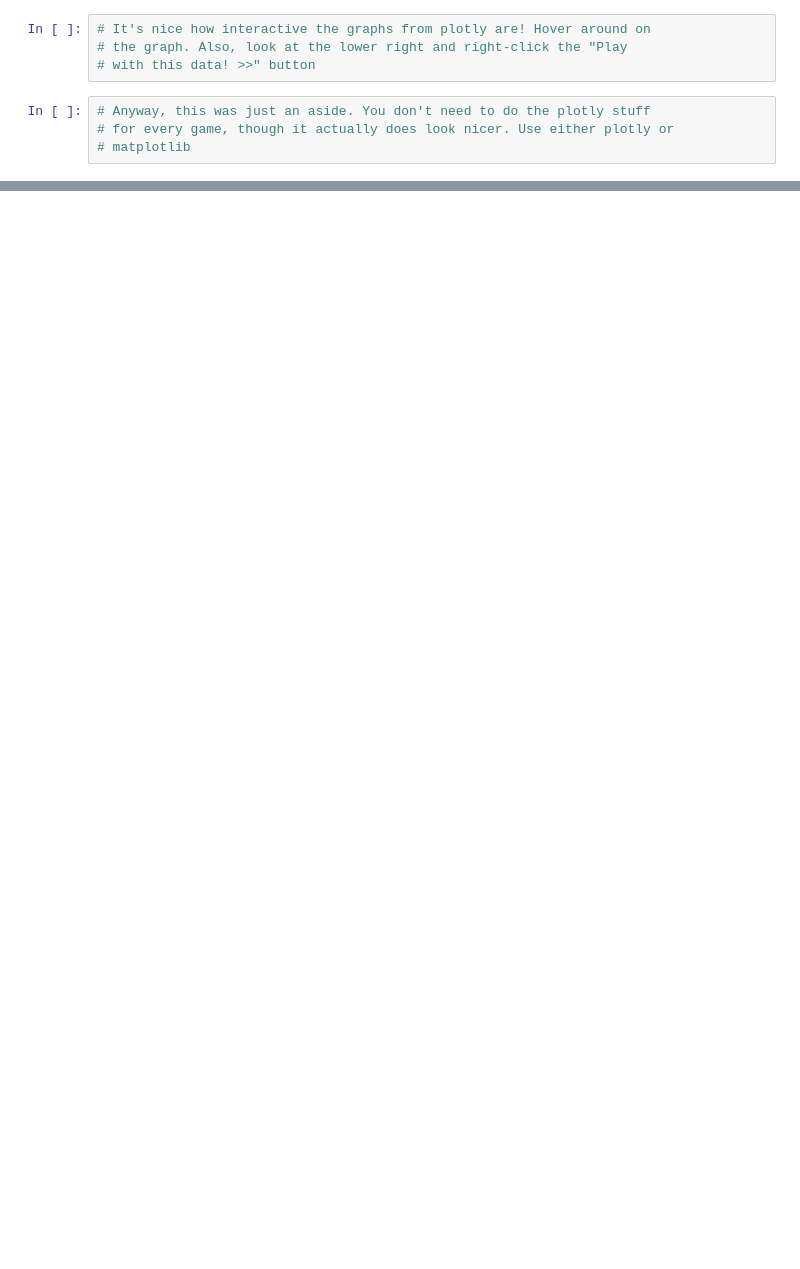
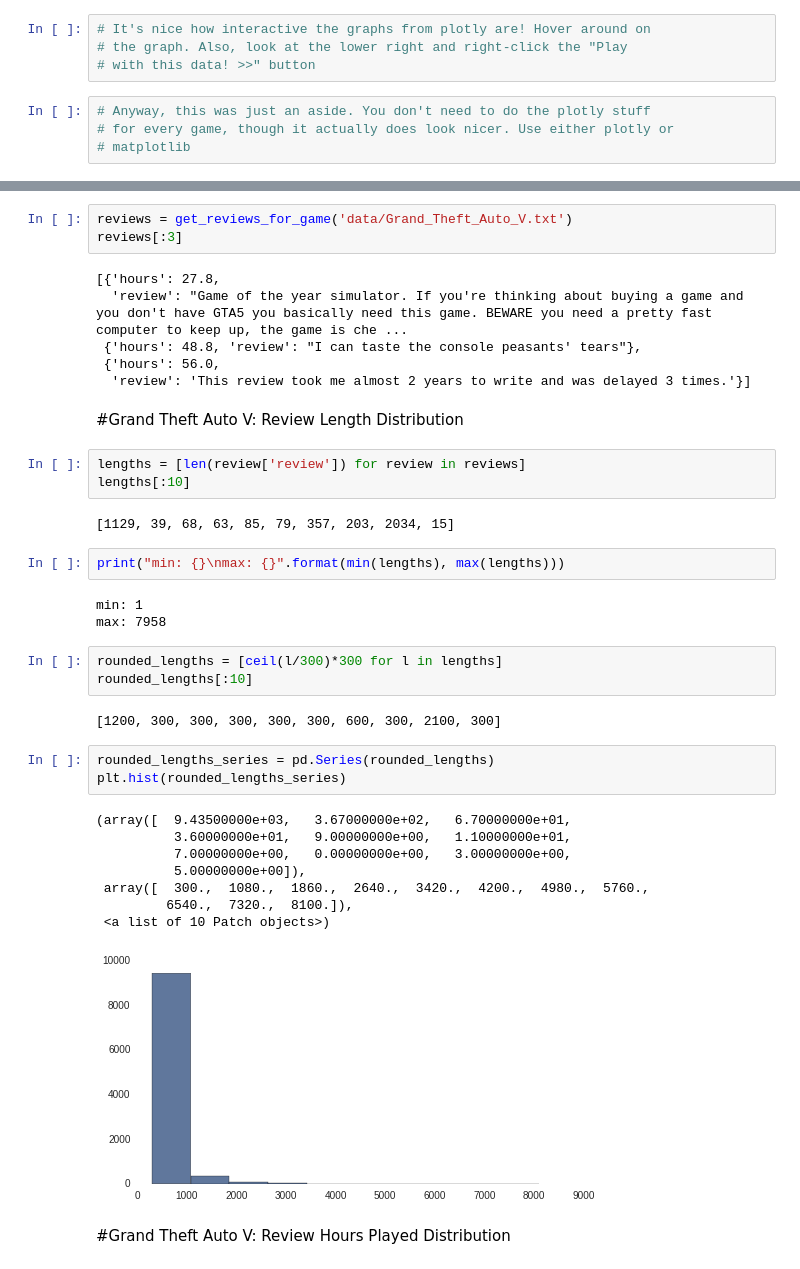
Before and after one commit to mulhod/reviewer_experience_prediction, a Jupyter notebook: ipython_notebooks/Exploring_Review_Data.ipynb, the cells around one changed output, grey strips where cells are left out. Drawn from its saved outputs; the diff is of its cells as text; blank space fills up the shorter version.

Commit message:
Updated Exploring_Review_Data IPython notebook and FILTER_DICT in data/__init__.py.

```diff
--- a/ipython_notebooks/Exploring_Review_Data.ipynb
+++ b/ipython_notebooks/Exploring_Review_Data.ipynb
@@ -287,0 +294,40 @@ py.iplot(rounded_lengths_data, filename='basic-histogram')
+# %%
+reviews = get_reviews_for_game('data/Grand_Theft_Auto_V.txt')
+reviews[:3]
+# %% [output]
+[{'hours': 27.8,
+  'review': "Game of the year simulator. If you're thinking about buying a game and you don't have GTA5 you basically need this game. BEWARE you need a pretty fast computer to keep up, the game is che ...
+ {'hours': 48.8, 'review': "I can taste the console peasants' tears"},
+ {'hours': 56.0,
+  'review': 'This review took me almost 2 years to write and was delayed 3 times.'}]
+# %% [markdown]
+#Grand Theft Auto V: Review Length Distribution
+# %%
+lengths = [len(review['review']) for review in reviews]
+lengths[:10]
+# %% [output]
+[1129, 39, 68, 63, 85, 79, 357, 203, 2034, 15]
+# %%
+print("min: {}\nmax: {}".format(min(lengths), max(lengths)))
+# %% [output]
+min: 1
+max: 7958
+# %%
+rounded_lengths = [ceil(l/300)*300 for l in lengths]
+rounded_lengths[:10]
+# %% [output]
+[1200, 300, 300, 300, 300, 300, 600, 300, 2100, 300]
+# %%
+rounded_lengths_series = pd.Series(rounded_lengths)
+plt.hist(rounded_lengths_series)
+# %% [output]
+(array([  9.43500000e+03,   3.67000000e+02,   6.70000000e+01,
+          3.60000000e+01,   9.00000000e+00,   1.10000000e+01,
+          7.00000000e+00,   0.00000000e+00,   3.00000000e+00,
+          5.00000000e+00]),
+ array([  300.,  1080.,  1860.,  2640.,  3420.,  4200.,  4980.,  5760.,
+         6540.,  7320.,  8100.]),
+ <a list of 10 Patch objects>)
+[figure, added]
+# %% [markdown]
+#Grand Theft Auto V: Review Hours Played Distribution
```
Also changed, not shown: parts of 9 cells of this notebook, 1 other file.
